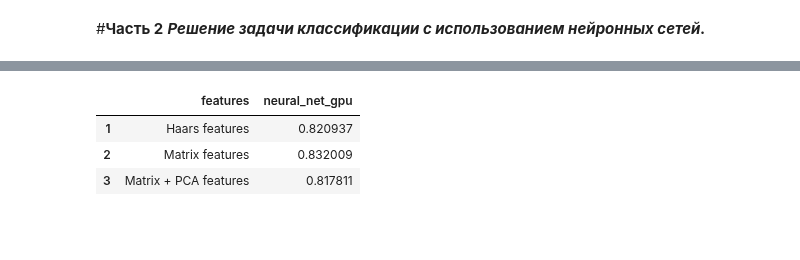
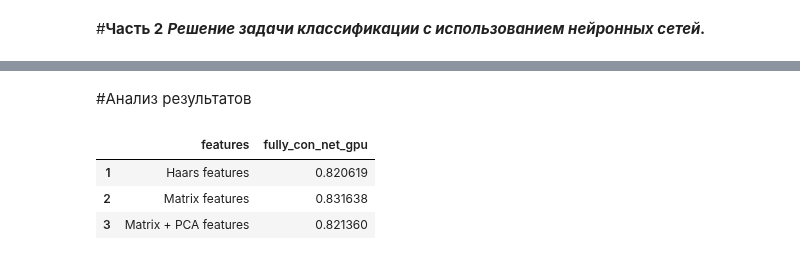
Before and after one commit to Kat-ies/Coursework, a Jupyter notebook: Neural_network_face_classificaion.ipynb, the cells around one changed output, grey strips where cells are left out. Cells and saved outputs as stored; diff of their text form; code cells hidden in the pictures; blank space fills up the shorter version.

```diff
--- a/Neural_network_face_classificaion.ipynb
+++ b/Neural_network_face_classificaion.ipynb
@@ -22,5 +22,12 @@ Mounted at /content/drive
 # %%
 #Загрузим всё необходимое
+import torch
+import torch.nn as nn
+import torch.nn.functional as F
+import matplotlib.pyplot as plt
+from sklearn.metrics import accuracy_score
+import torch.optim as optim
+import time
 
 all_features = joblib.load(os.path.join(PATH,'all_features.pkl'))
 y_train = joblib.load(os.path.join(PATH,'y_train.pkl'))
@@ -29,4 +36,15 @@ time_of_features_creat = joblib.load(os.path.join(PATH,'time_of_features_creat.p
 
 features_list = ['Haars features', 'Matrix features','Matrix + PCA features']
 categories = ['hf_train', 'mf_train','pca_train', 'hf_test', 'mf_test', 'pca_test']
-net_cols = ['neural_net_cpu', 'neural_net_gpu']
+net_cols = ['fully_con_net_cpu', 'fully_con_net_gpu','convol_net_cpu', 'convol_net_gpu']
+
+net_time_df = pd.DataFrame(index = categories, columns = net_cols)
+net_accuracy = pd.DataFrame(features_list, index=['1', '2', '3'], columns=['features'])
+# %%
+#сразу приплюсуем время на создание самих признаков
+
+for i, rows in enumerate(categories):
+    net_time_df.loc[rows] = time_of_features_creat[i]
+
+print('Time for feature creating')
+net_time_df[:]
@@ -307,19 +303,23 @@ matrix_net_pca_df.to_csv(os.path.join(PATH, 'Dataframes', 'matrix_net_pca_df.csv
+# %% [markdown]
+#Анализ результатов
 # %%
 from pandas import read_csv
 
 haars_net_df = read_csv(os.path.join(PATH, 'Dataframes', 'haars_net_df.csv'))
 matrix_net_df = read_csv(os.path.join(PATH, 'Dataframes', 'matrix_net_df.csv'))
 matrix_net_pca_df = read_csv(os.path.join(PATH, 'Dataframes', 'matrix_net_pca_df.csv'))
 net_time_df = read_csv(os.path.join(PATH, 'Dataframes', 'net_time_df.csv'))
 
-
-net_accuracy['neural_net_gpu'] = [accuracy_score(haars_net_df['y_test'], haars_net_df['neural_net_gpu']),
-                                  accuracy_score(matrix_net_df['y_test'], matrix_net_df['neural_net_gpu']),
-                                  accuracy_score(matrix_net_pca_df['y_test'], matrix_net_pca_df['neural_net_gpu'])]
+#на данный момент здесь (1,2,2), тк работает только 1 сеть,
+#но в перспективе это будет выглядеть вот так
+for i in range(1,4,2):
+    net_accuracy[net_cols[i]] = [accuracy_score(haars_net_df['y_test'], haars_net_df[net_cols[i]]),
+                                    accuracy_score(matrix_net_df['y_test'], matrix_net_df[net_cols[i]]),
+                                    accuracy_score(matrix_net_pca_df['y_test'], matrix_net_pca_df[net_cols[i]])]
 
 net_accuracy[:]
 # %% [output]
-|  | features | neural_net_gpu |
-| 1 | Haars features | 0.820937 |
-| 2 | Matrix features | 0.832009 |
-| 3 | Matrix + PCA features | 0.817811 |
+|  | features | fully_con_net_gpu |
+| 1 | Haars features | 0.820619 |
+| 2 | Matrix features | 0.831638 |
+| 3 | Matrix + PCA features | 0.821360 |
```
Also changed, not shown: parts of 23 cells of this notebook.
